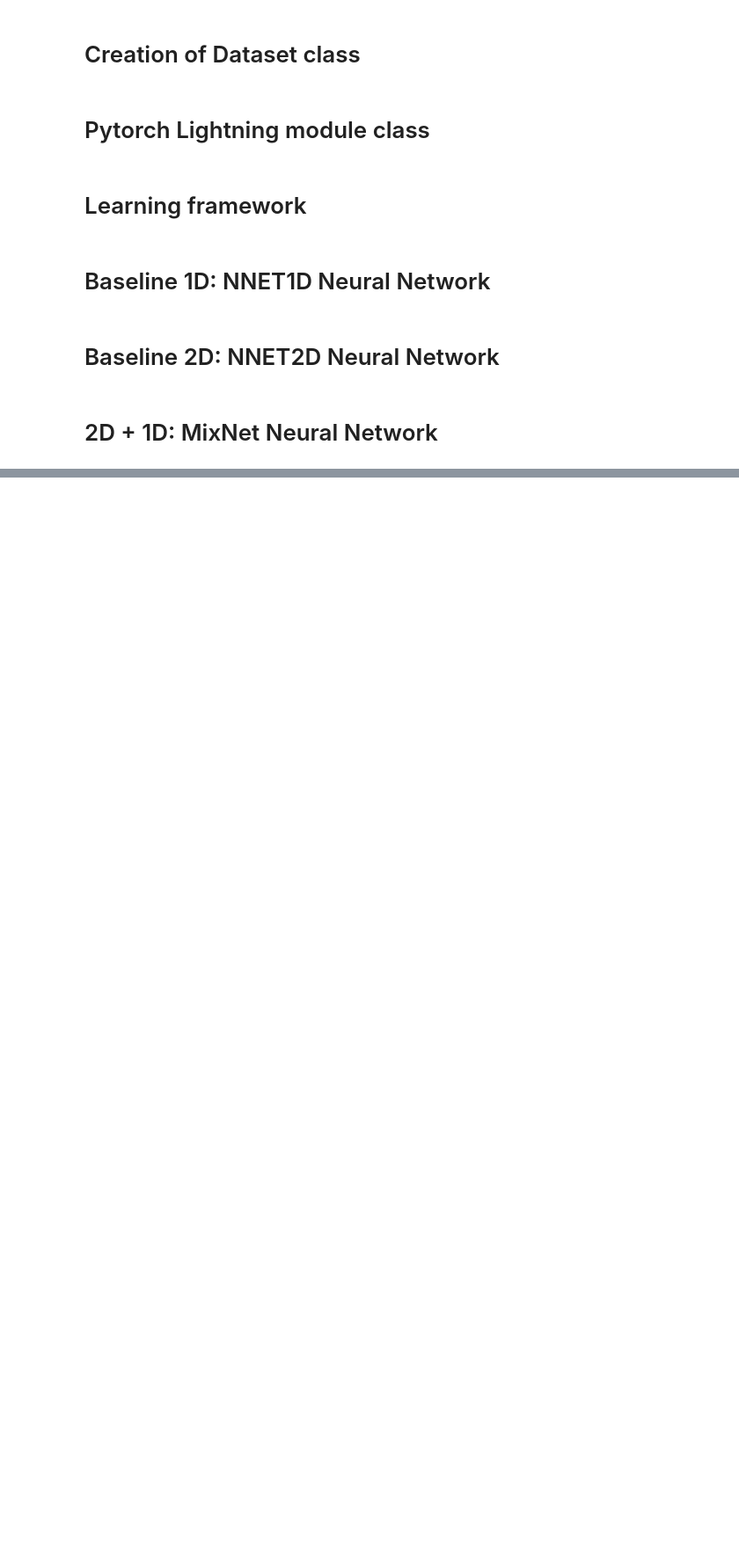
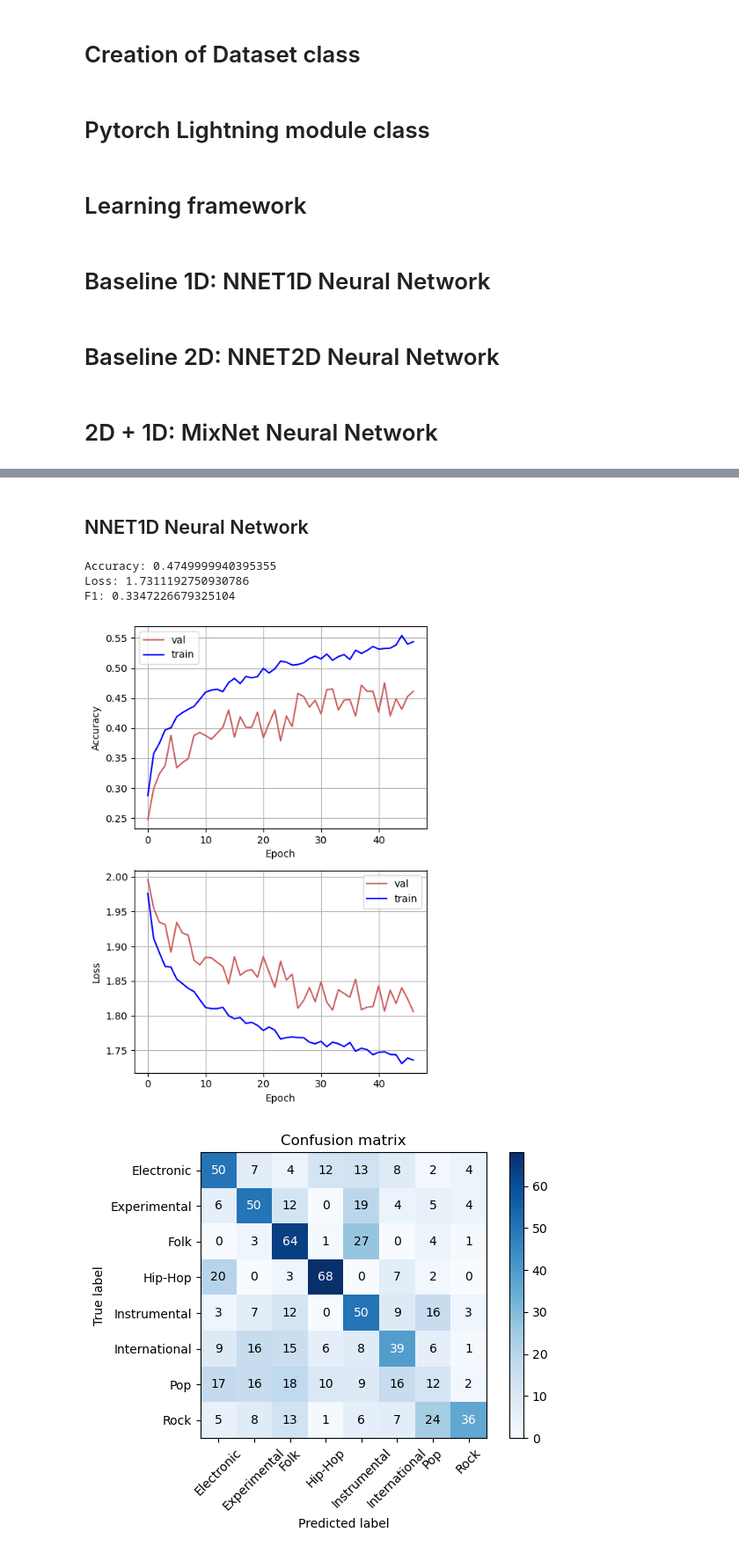
Before and after one commit to AlbertoSaretto/Music-Genre-Recognition, a Jupyter notebook: Final_Notebook.ipynb, the cells around one changed output, grey strips where cells are left out. Shown: that part at 88% size. Cells and saved outputs as stored; diff of their text form; code cells hidden in the pictures; blank space fills up the shorter version.

```diff
--- a/Final_Notebook.ipynb
+++ b/Final_Notebook.ipynb
@@ -1037,0 +1227,20 @@ main_train(model_net = model_net,
+# %% [markdown]
+## NNET1D Neural Network
+# %%
+result1D_path = "./Music-Genre-Recognition/CNN1D/lightning_logs/"   # Replace with the path to the event file for the 1D CNN
+
+#result1D_path = "lightning_logs/events.out.tfevents.1713529908.LAPTOP-9G4PBER8.34395.0"
+df_1D = extract_scalar_events(result1D_path)
+
+# plot loss and accuracy
+plot_metrics(df_1D )
+
+#plot confusion
+confusion= "./Music-Genre-Recognition/CNN1D/lightning_logs/"  # Replace with the path to the confusion matrix file
+plot_confusion_matrix(confusion)
+# %% [output]
+Accuracy: 0.4749999940395355
+Loss: 1.7311192750930786
+F1: 0.3347226679325104
+[figure, added]
+[figure, added]
```
Also changed, not shown: parts of 9 cells of this notebook.
